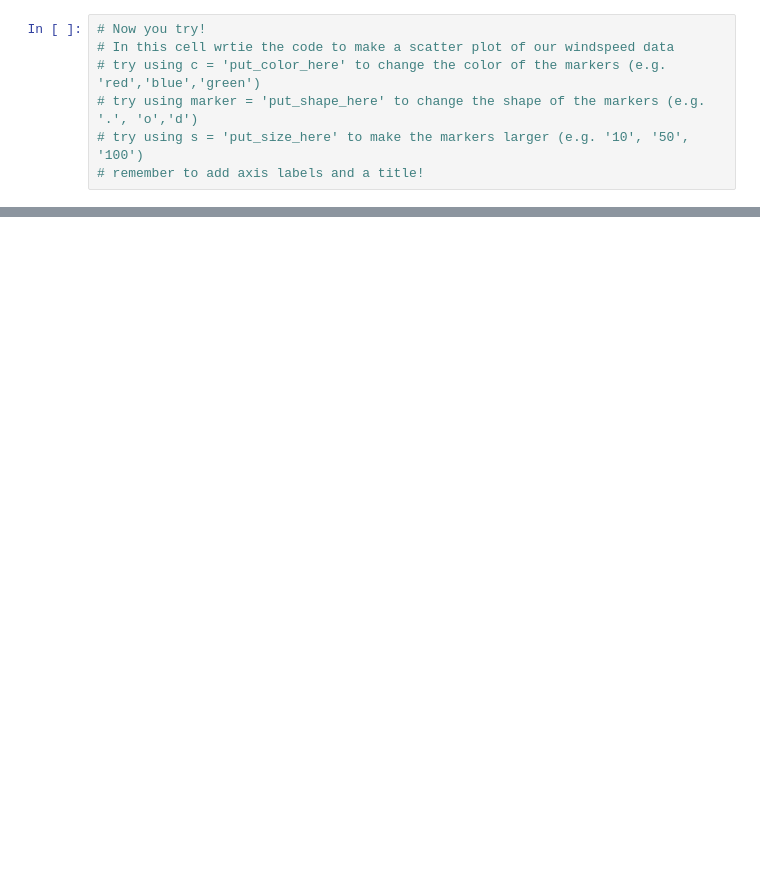
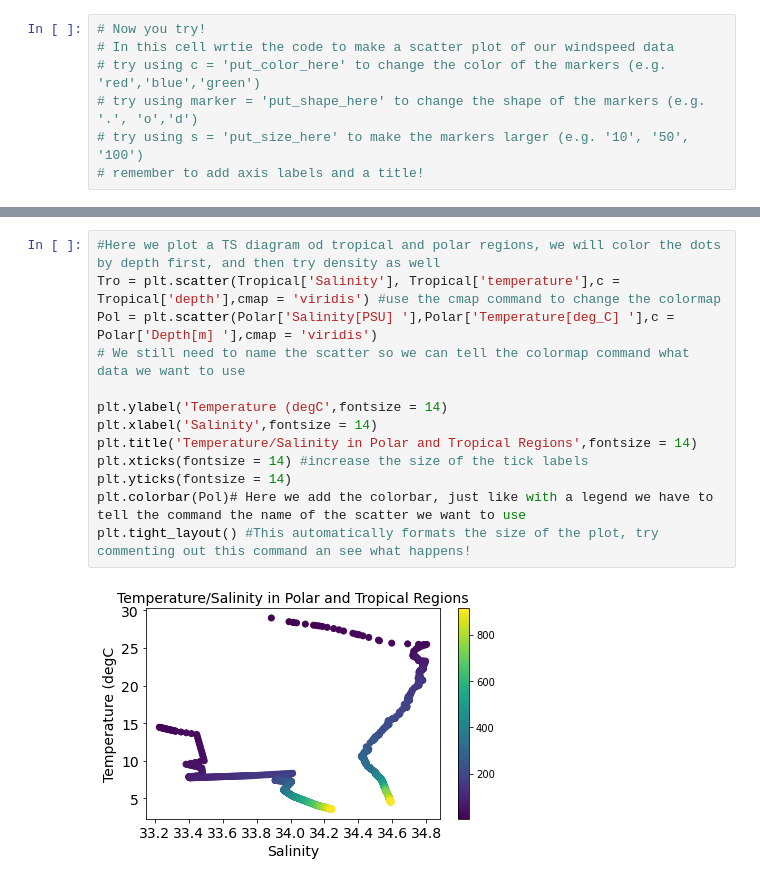
Before and after one commit to pyclub-cu/classes, a Jupyter notebook: Week_7_Data_Visualization.ipynb, the cells around one changed output, grey strips where cells are left out. Drawn from its saved outputs; the diff is of its cells as text; blank space fills up the shorter version.

```diff
--- a/Week_7_Data_Visualization.ipynb
+++ b/Week_7_Data_Visualization.ipynb
@@ -188,0 +228,15 @@ ax.scatter(cast.Salinity,cast.temperature)
+# %%
+#Here we plot a TS diagram od tropical and polar regions, we will color the dots by depth first, and then try density as well
+Tro = plt.scatter(Tropical['Salinity'], Tropical['temperature'],c = Tropical['depth'],cmap = 'viridis') #use the cmap command to change the colormap
+Pol = plt.scatter(Polar['Salinity[PSU] '],Polar['Temperature[deg_C] '],c = Polar['Depth[m] '],cmap = 'viridis')
+# We still need to name the scatter so we can tell the colormap command what data we want to use
+
+plt.ylabel('Temperature (degC',fontsize = 14)
+plt.xlabel('Salinity',fontsize = 14)
+plt.title('Temperature/Salinity in Polar and Tropical Regions',fontsize = 14)
+plt.xticks(fontsize = 14) #increase the size of the tick labels
+plt.yticks(fontsize = 14)
+plt.colorbar(Pol)# Here we add the colorbar, just like with a legend we have to tell the command the name of the scatter we want to use
+plt.tight_layout() #This automatically formats the size of the plot, try commenting out this command an see what happens!
+# %% [output]
+[figure, added]
```
Also changed, not shown: parts of 25 cells of this notebook.
